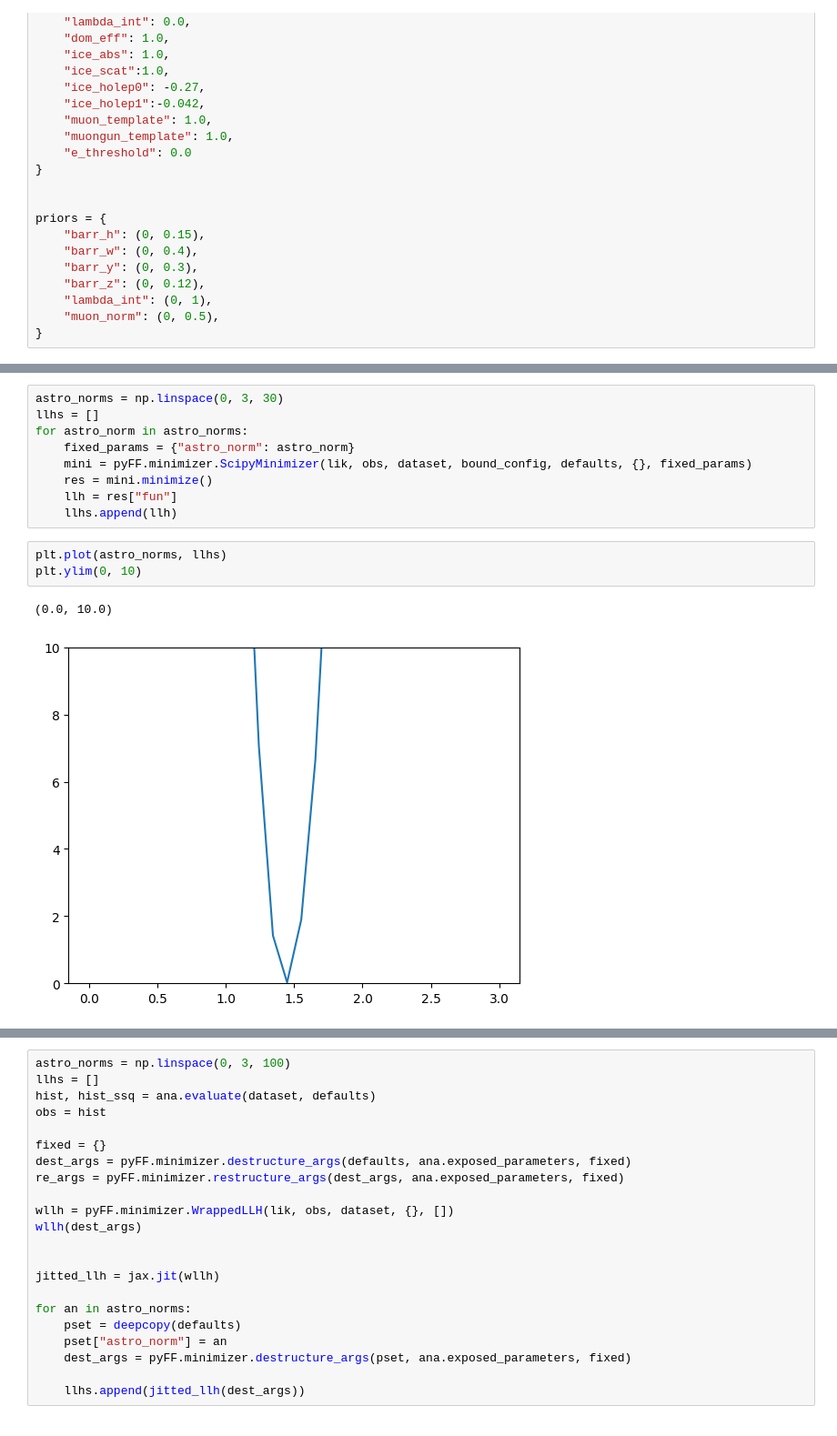
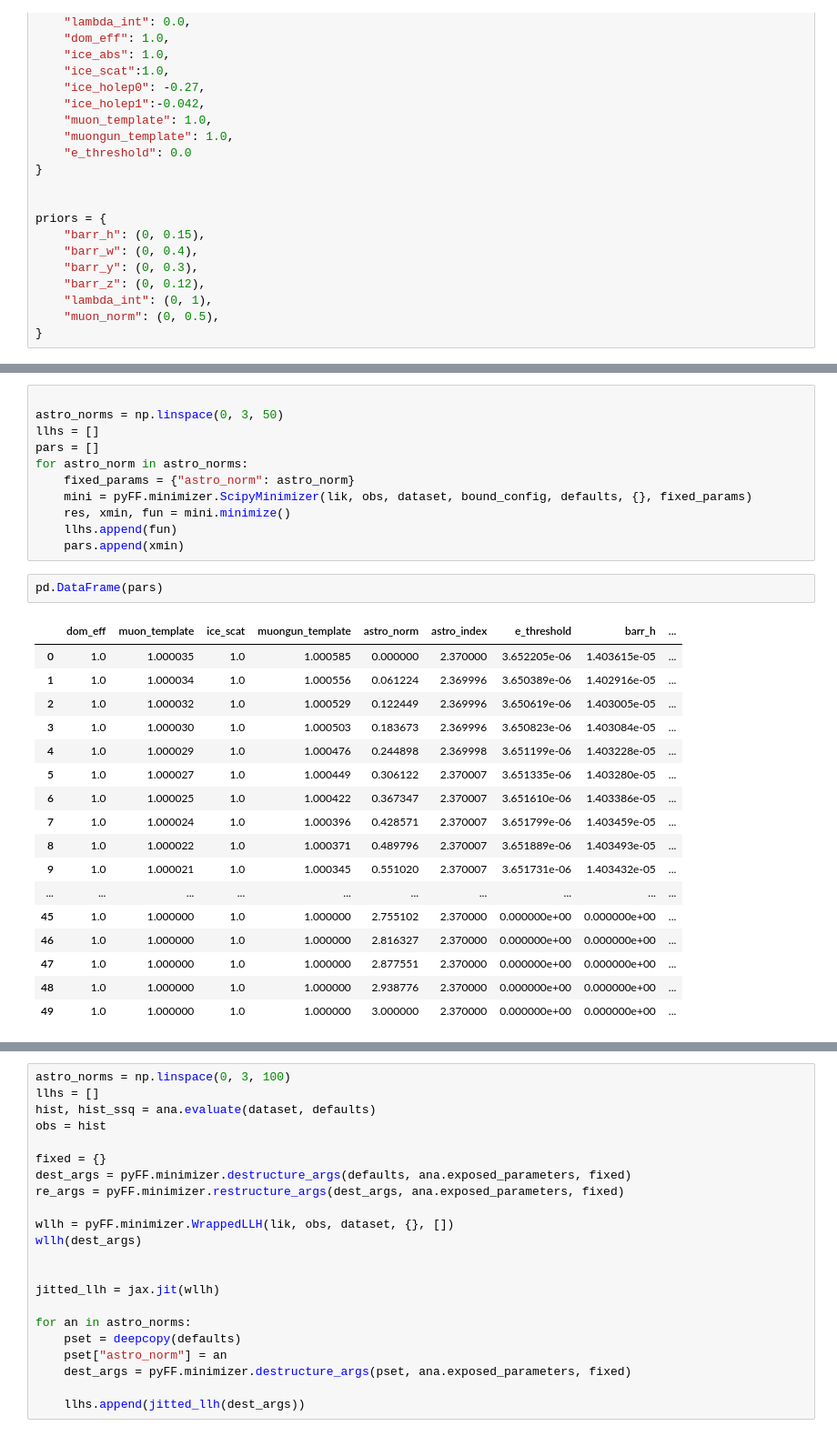
Before and after one commit to chrhck/pyForwardFolding, a Jupyter notebook: examples/Global_Fit.ipynb, the cells around one changed output, grey strips where cells are left out. Shown at 91% size. Cells and saved outputs as stored; diff of their text form.

```diff
--- a/examples/Global_Fit.ipynb
+++ b/examples/Global_Fit.ipynb
@@ -257,15 +280,31 @@ res
 # %%
-astro_norms = np.linspace(0, 3, 30)
+
+astro_norms = np.linspace(0, 3, 50)
 llhs = []
+pars = []
 for astro_norm in astro_norms:
     fixed_params = {"astro_norm": astro_norm}
     mini = pyFF.minimizer.ScipyMinimizer(lik, obs, dataset, bound_config, defaults, {}, fixed_params)
-    res = mini.minimize()
-    llh = res["fun"]
-    llhs.append(llh)
+    res, xmin, fun = mini.minimize()
+    llhs.append(fun)
+    pars.append(xmin)
-# %%
-plt.plot(astro_norms, llhs)
-plt.ylim(0, 10)
-# %% [output]
-(0.0, 10.0)
-[figure, removed]
+# %%
+pd.DataFrame(pars)
+# %% [output]
+|  | dom_eff | muon_template | ice_scat | muongun_template | astro_norm | astro_index | e_threshold | barr_h | ... |
+| 0 | 1.0 | 1.000035 | 1.0 | 1.000585 | 0.000000 | 2.370000 | 3.652205e-06 | 1.403615e-05 | ... |
+| 1 | 1.0 | 1.000034 | 1.0 | 1.000556 | 0.061224 | 2.369996 | 3.650389e-06 | 1.402916e-05 | ... |
+| 2 | 1.0 | 1.000032 | 1.0 | 1.000529 | 0.122449 | 2.369996 | 3.650619e-06 | 1.403005e-05 | ... |
+| 3 | 1.0 | 1.000030 | 1.0 | 1.000503 | 0.183673 | 2.369996 | 3.650823e-06 | 1.403084e-05 | ... |
+| 4 | 1.0 | 1.000029 | 1.0 | 1.000476 | 0.244898 | 2.369998 | 3.651199e-06 | 1.403228e-05 | ... |
+| 5 | 1.0 | 1.000027 | 1.0 | 1.000449 | 0.306122 | 2.370007 | 3.651335e-06 | 1.403280e-05 | ... |
+| 6 | 1.0 | 1.000025 | 1.0 | 1.000422 | 0.367347 | 2.370007 | 3.651610e-06 | 1.403386e-05 | ... |
+| 7 | 1.0 | 1.000024 | 1.0 | 1.000396 | 0.428571 | 2.370007 | 3.651799e-06 | 1.403459e-05 | ... |
+| 8 | 1.0 | 1.000022 | 1.0 | 1.000371 | 0.489796 | 2.370007 | 3.651889e-06 | 1.403493e-05 | ... |
+| 9 | 1.0 | 1.000021 | 1.0 | 1.000345 | 0.551020 | 2.370007 | 3.651731e-06 | 1.403432e-05 | ... |
+| ... | ... | ... | ... | ... | ... | ... | ... | ... | ... |
+| 45 | 1.0 | 1.000000 | 1.0 | 1.000000 | 2.755102 | 2.370000 | 0.000000e+00 | 0.000000e+00 | ... |
+| 46 | 1.0 | 1.000000 | 1.0 | 1.000000 | 2.816327 | 2.370000 | 0.000000e+00 | 0.000000e+00 | ... |
+| 47 | 1.0 | 1.000000 | 1.0 | 1.000000 | 2.877551 | 2.370000 | 0.000000e+00 | 0.000000e+00 | ... |
+| 48 | 1.0 | 1.000000 | 1.0 | 1.000000 | 2.938776 | 2.370000 | 0.000000e+00 | 0.000000e+00 | ... |
+| 49 | 1.0 | 1.000000 | 1.0 | 1.000000 | 3.000000 | 2.370000 | 0.000000e+00 | 0.000000e+00 | ... |
```
Also changed, not shown: parts of 10 cells of this notebook, 5 other files.
